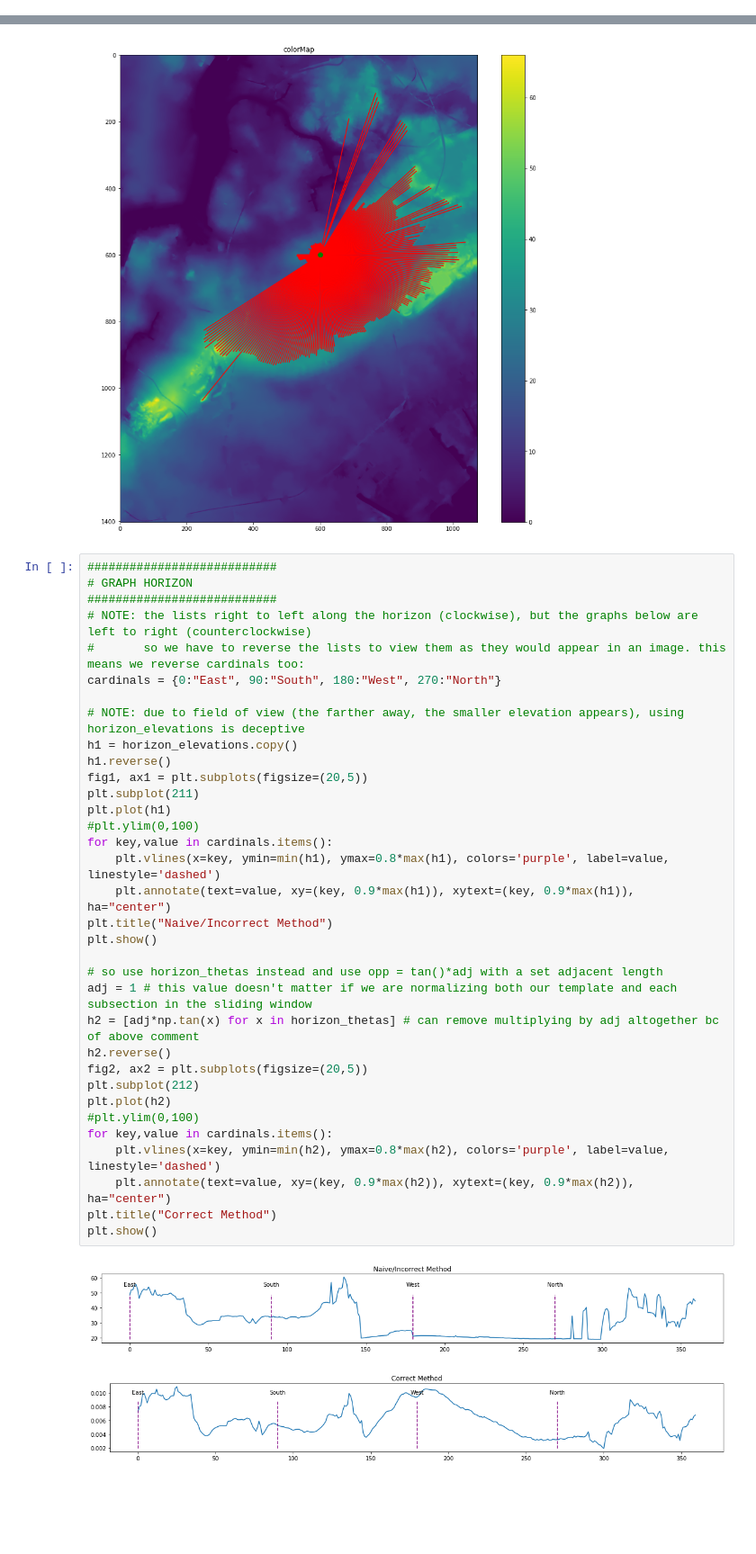
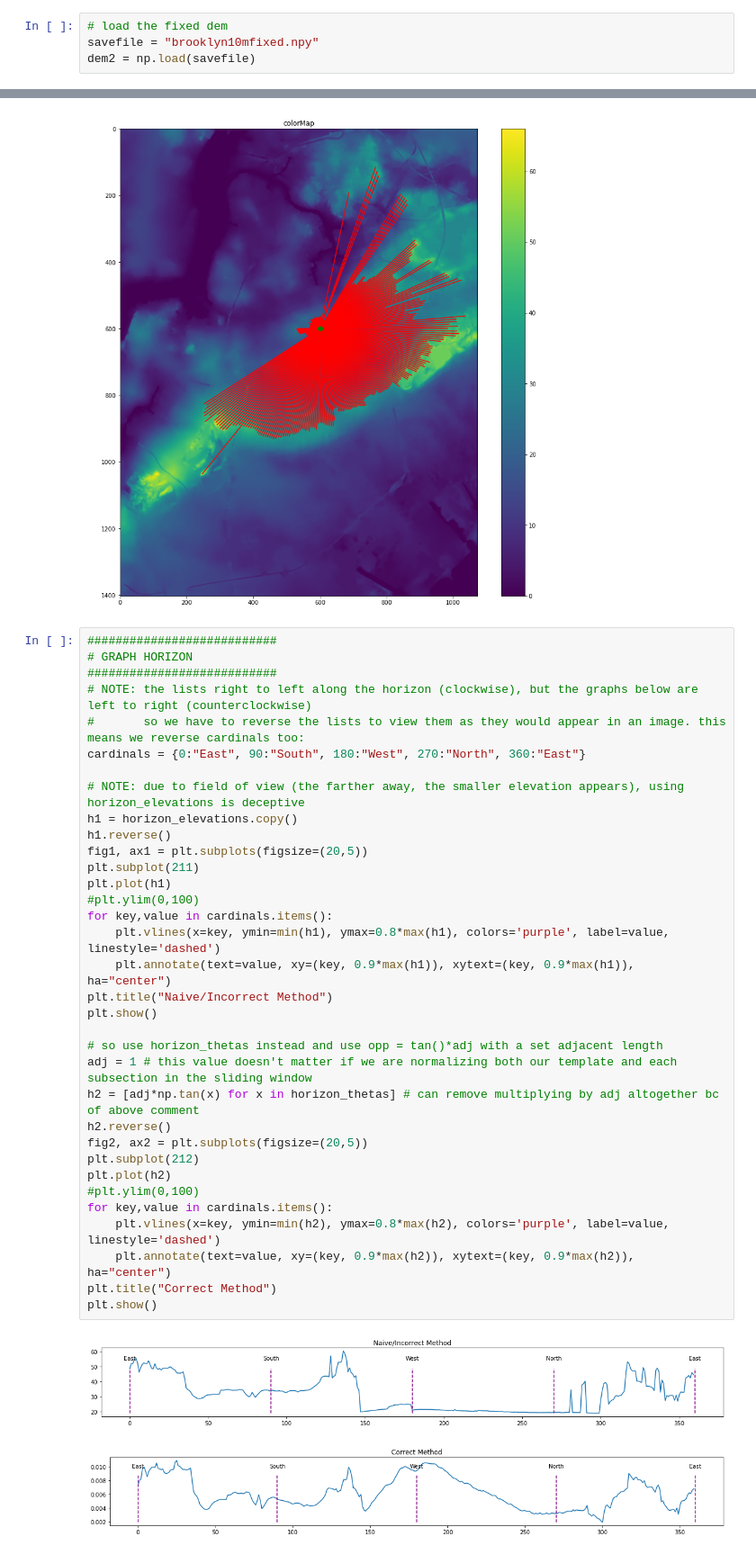
Before and after one commit to lewj85/horizon, a Jupyter notebook: horizon.ipynb, the cells around one changed output, grey strips where cells are left out. Shown at 90% size. Cells and saved outputs as stored; diff of their text form; blank space fills up the shorter version.

```diff
--- a/horizon.ipynb
+++ b/horizon.ipynb
@@ -133,3 +118,7 @@ for row in range(demarray.shape[0]):
+# %%
+# load the fixed dem
+savefile = "brooklyn10mfixed.npy"
+dem2 = np.load(savefile)
 # %%
 plt.hist(dem2.flatten())
 plt.show()
@@ -375,36 +364,36 @@ plt.show()
 ###########################
 # NOTE: the lists right to left along the horizon (clockwise), but the graphs below are left to right (counterclockwise)
 #       so we have to reverse the lists to view them as they would appear in an image. this means we reverse cardinals too:
-cardinals = {0:"East", 90:"South", 180:"West", 270:"North"}
+cardinals = {0:"East", 90:"South", 180:"West", 270:"North", 360:"East"}
 
 # NOTE: due to field of view (the farther away, the smaller elevation appears), using horizon_elevations is deceptive
 h1 = horizon_elevations.copy()
 h1.reverse()
 fig1, ax1 = plt.subplots(figsize=(20,5))
 plt.subplot(211)
 plt.plot(h1)
 #plt.ylim(0,100)
 for key,value in cardinals.items():
     plt.vlines(x=key, ymin=min(h1), ymax=0.8*max(h1), colors='purple', label=value, linestyle='dashed')
     plt.annotate(text=value, xy=(key, 0.9*max(h1)), xytext=(key, 0.9*max(h1)), ha="center")
 plt.title("Naive/Incorrect Method")
 plt.show()
 
 # so use horizon_thetas instead and use opp = tan()*adj with a set adjacent length
 adj = 1 # this value doesn't matter if we are normalizing both our template and each subsection in the sliding window
 h2 = [adj*np.tan(x) for x in horizon_thetas] # can remove multiplying by adj altogether bc of above comment
 h2.reverse()
 fig2, ax2 = plt.subplots(figsize=(20,5))
 plt.subplot(212)
 plt.plot(h2)
 #plt.ylim(0,100)
 for key,value in cardinals.items():
     plt.vlines(x=key, ymin=min(h2), ymax=0.8*max(h2), colors='purple', label=value, linestyle='dashed')
     plt.annotate(text=value, xy=(key, 0.9*max(h2)), xytext=(key, 0.9*max(h2)), ha="center")
 plt.title("Correct Method")
 plt.show()
 # %% [output]
-[figure, old version]
+[figure, new version]
-[figure, old version]
+[figure, new version]
 # %%
 # for encoded horizon template matching/LSH searches, compare derivative of elevations (encoded)
```
Also changed, not shown: parts of 9 cells of this notebook, 1 other file.
